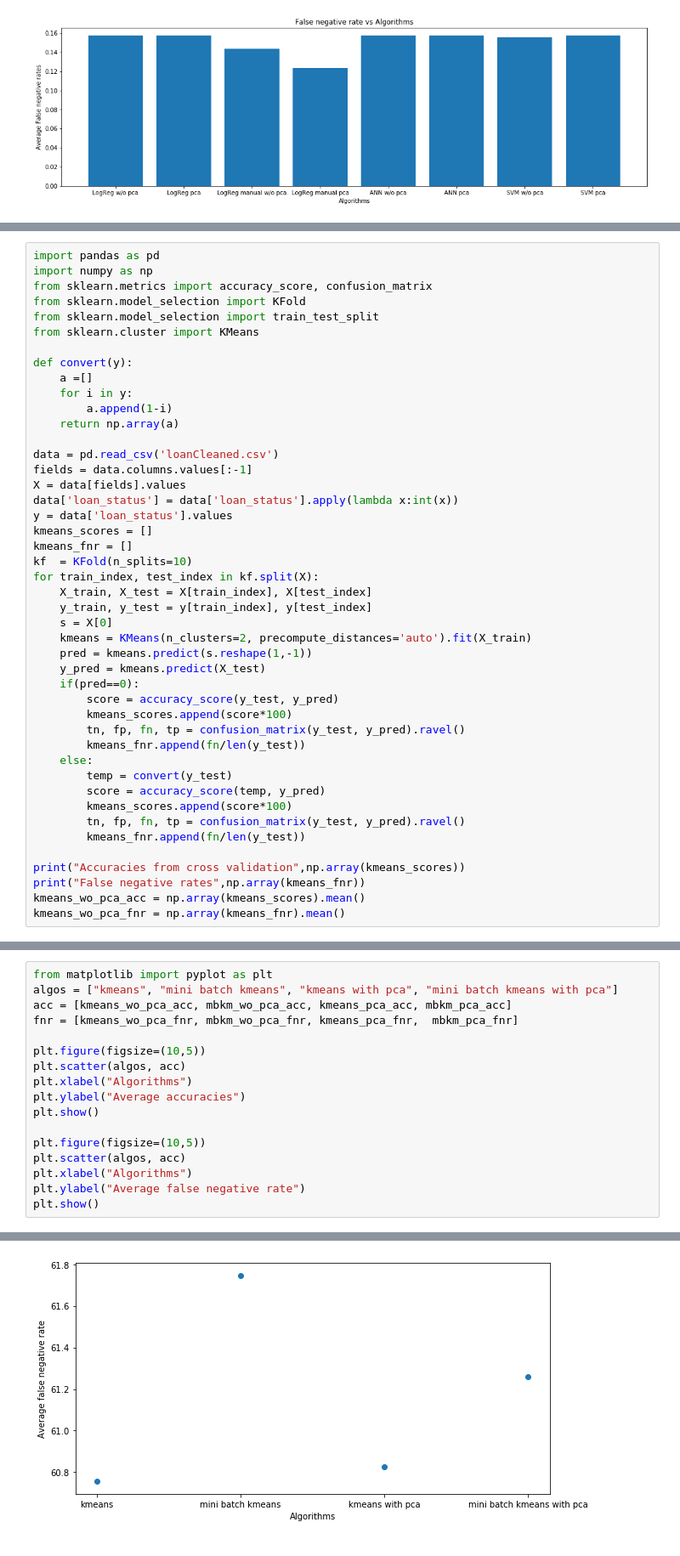
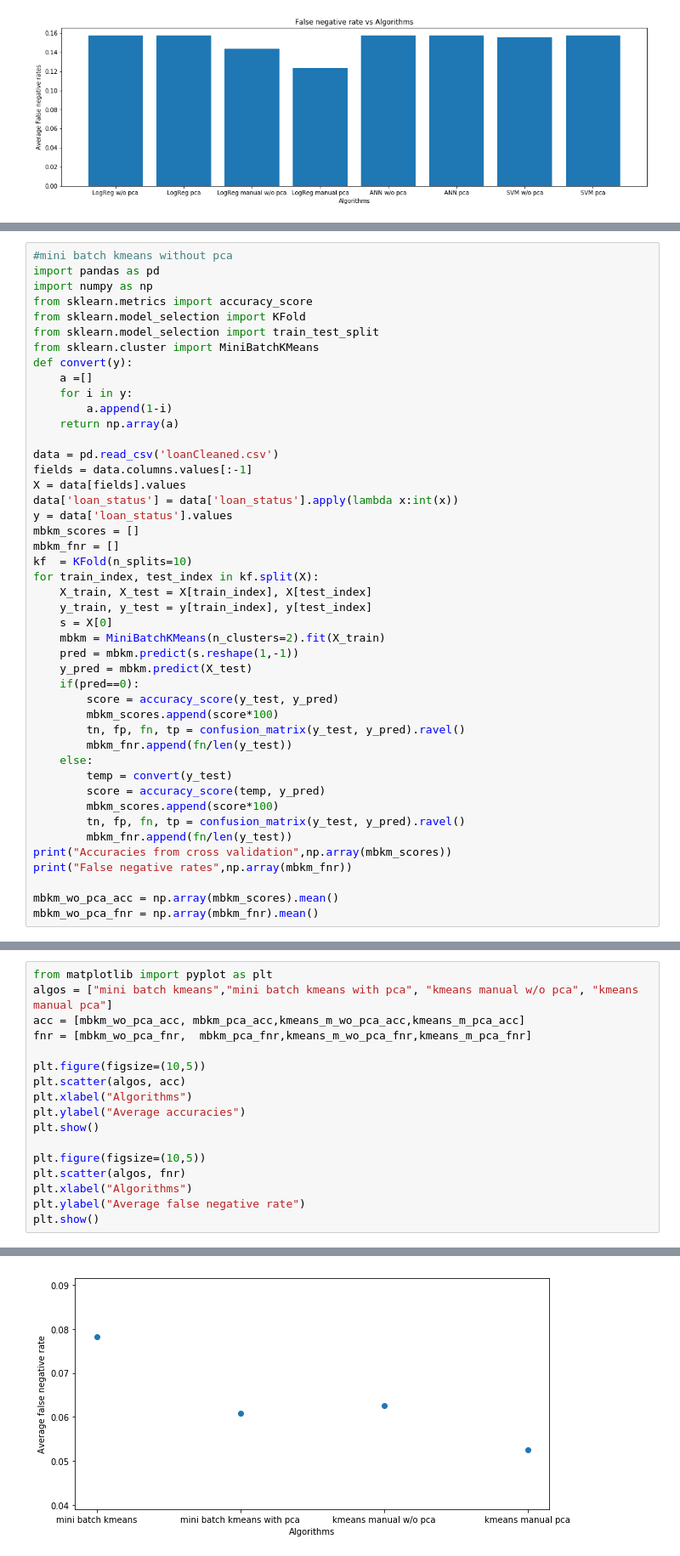
Before and after one commit to rahulk98/Loan-default-prediction, a Jupyter notebook: Final Project.ipynb, the cells around one changed output, grey strips where cells are left out. Shown: that part at 85% size. Cells and saved outputs as stored; diff of their text form.

```diff
--- a/Final Project.ipynb
+++ b/Final Project.ipynb
@@ -609,11 +808,11 @@ plt.show
 # %%
+#mini batch kmeans without pca
 import pandas as pd
 import numpy as np
-from sklearn.metrics import accuracy_score, confusion_matrix
+from sklearn.metrics import accuracy_score
 from sklearn.model_selection import KFold
 from sklearn.model_selection import train_test_split
-from sklearn.cluster import KMeans
-
+from sklearn.cluster import MiniBatchKMeans
 def convert(y):
     a =[]
     for i in y:
@@ -625,30 +824,30 @@ fields = data.columns.values[:-1]
 X = data[fields].values
 data['loan_status'] = data['loan_status'].apply(lambda x:int(x))
 y = data['loan_status'].values
-kmeans_scores = []
-kmeans_fnr = []
+mbkm_scores = []
+mbkm_fnr = []
 kf  = KFold(n_splits=10)
 for train_index, test_index in kf.split(X):
     X_train, X_test = X[train_index], X[test_index]
     y_train, y_test = y[train_index], y[test_index]
     s = X[0]
-    kmeans = KMeans(n_clusters=2, precompute_distances='auto').fit(X_train)
-    pred = kmeans.predict(s.reshape(1,-1))
-    y_pred = kmeans.predict(X_test)
+    mbkm = MiniBatchKMeans(n_clusters=2).fit(X_train)
+    pred = mbkm.predict(s.reshape(1,-1))
+    y_pred = mbkm.predict(X_test)
     if(pred==0):
         score = accuracy_score(y_test, y_pred)
-        kmeans_scores.append(score*100)
+        mbkm_scores.append(score*100)
         tn, fp, fn, tp = confusion_matrix(y_test, y_pred).ravel()
-        kmeans_fnr.append(fn/len(y_test))
+        mbkm_fnr.append(fn/len(y_test))
     else:
         temp = convert(y_test)
         score = accuracy_score(temp, y_pred)
-        kmeans_scores.append(score*100)
+        mbkm_scores.append(score*100)
         tn, fp, fn, tp = confusion_matrix(y_test, y_pred).ravel()
-        kmeans_fnr.append(fn/len(y_test))
+        mbkm_fnr.append(fn/len(y_test))
+print("Accuracies from cross validation",np.array(mbkm_scores))
+print("False negative rates",np.array(mbkm_fnr))
 
-print("Accuracies from cross validation",np.array(kmeans_scores))
-print("False negative rates",np.array(kmeans_fnr))
-kmeans_wo_pca_acc = np.array(kmeans_scores).mean()
-kmeans_wo_pca_fnr = np.array(kmeans_fnr).mean()
+mbkm_wo_pca_acc = np.array(mbkm_scores).mean()
+mbkm_wo_pca_fnr = np.array(mbkm_fnr).mean()
 # %% [output]
@@ -810,8 +910,8 @@ False negative rates [0.06669147 0.05654161 0.10197683 0.10218939 0.05409714 0.1
 # %%
 from matplotlib import pyplot as plt
-algos = ["kmeans", "mini batch kmeans", "kmeans with pca", "mini batch kmeans with pca"]
-acc = [kmeans_wo_pca_acc, mbkm_wo_pca_acc, kmeans_pca_acc, mbkm_pca_acc]
-fnr = [kmeans_wo_pca_fnr, mbkm_wo_pca_fnr, kmeans_pca_fnr,  mbkm_pca_fnr]
+algos = ["mini batch kmeans","mini batch kmeans with pca", "kmeans manual w/o pca", "kmeans manual pca"]
+acc = [mbkm_wo_pca_acc, mbkm_pca_acc,kmeans_m_wo_pca_acc,kmeans_m_pca_acc]
+fnr = [mbkm_wo_pca_fnr,  mbkm_pca_fnr,kmeans_m_wo_pca_fnr,kmeans_m_pca_fnr]
 
 plt.figure(figsize=(10,5))
 plt.scatter(algos, acc)
@@ -820,7 +920,7 @@ plt.ylabel("Average accuracies")
 plt.show()
 
 plt.figure(figsize=(10,5))
-plt.scatter(algos, acc)
+plt.scatter(algos, fnr)
 plt.xlabel("Algorithms")
 plt.ylabel("Average false negative rate")
 plt.show()
@@ -829 +929 @@ plt.show()
-[figure, old version]
+[figure, new version]
```
Also changed, not shown: parts of 12 cells of this notebook, 1 other file.
